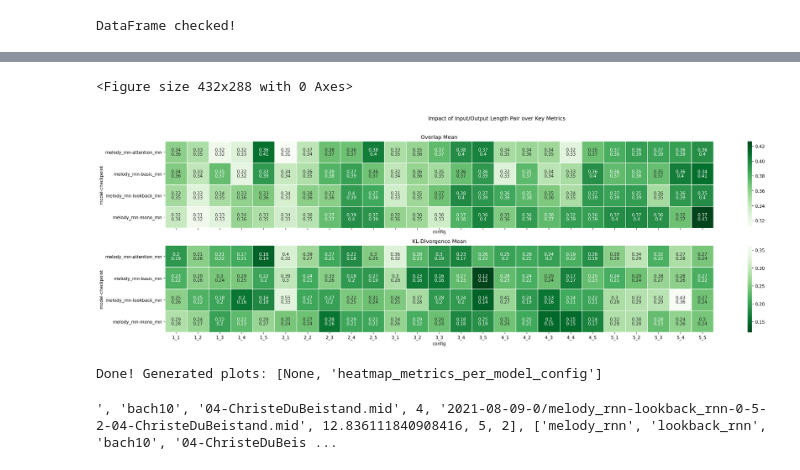
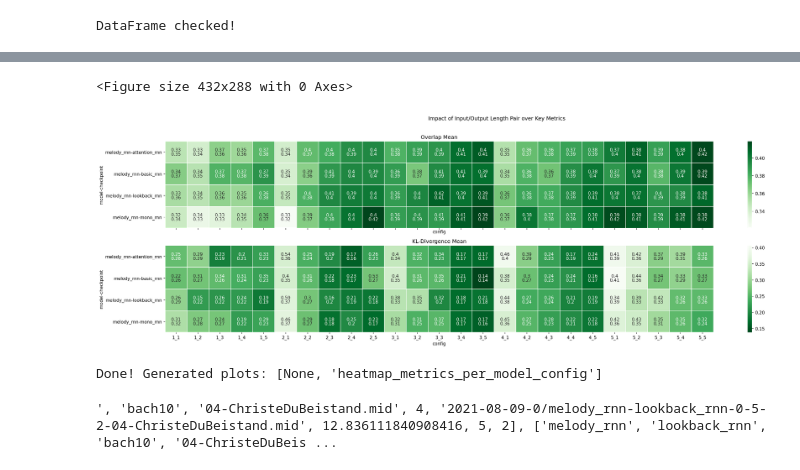
Before and after one commit to ghalestrilo/ornette, a Jupyter notebook: scripts/analysis.ipynb, the cells around one changed output, grey strips where cells are left out. Drawn from its saved outputs; the diff is of its cells as text; code cells hidden in the pictures.

Commit message:
⛏ update max_sample count for analysis stage

```diff
--- a/scripts/analysis.ipynb
+++ b/scripts/analysis.ipynb
@@ -334,12 +334,15 @@ import subprocess
 import glob
 import json
 import pandas as pd
+from itertools import islice, cycle
 outputdir = os.path.abspath(os.path.join(os.curdir, 'output'))
 df_gen = pd.read_pickle(os.path.join(outputdir, 'df_gen'))
 metricsfile = os.path.join(outputdir, 'metrics')
 
+# Define Directories
 output_samples_dir  = os.path.join(outputdir, 'samples')
 output_dataset_dir  = os.path.join(outputdir, 'dataset')
+datadirs = [ output_samples_dir, output_dataset_dir ]
 
 # Define External Commands
 extraction_scriptdir = os.path.abspath(os.path.join(os.path.pardir, 'mgeval'))
@@ -361,9 +364,6 @@ metriccolumns = ['model', 'checkpoint', 'in_len', 'out_len', 'iteration']
 metrics_initialized = False
 out = []
 
-
-datadirs = [ output_samples_dir, output_dataset_dir ]
-
 # Iterate combinations of input/output windows
 grouping = df_metrics.groupby(['model', 'checkpoint', 'in_len', 'out_len', 'dataset', 'iteration'])
 t = tqdm(grouping.out_file)
@@ -379,7 +379,6 @@ for (model, checkpoint, inn, outn, dataset, iteration), outfiles in t:
 
         # Clean output directory
         for file in glob.glob(os.path.join(_dir,'*')):
-            # log(f'removing: {file}')
             if not os.path.exists(file): continue
             if os.path.islink(file): os.unlink(file)
             else: os.remove(file)
@@ -389,10 +388,10 @@ for (model, checkpoint, inn, outn, dataset, iteration), outfiles in t:
         os.remove(metricsfile)
 
     # Prepare Baseline Dataset Samples
-    dataset_samples = glob.glob(os.path.join(os.path.curdir, 'dataset', dataset, '*'))
+    dataset_samples = glob.glob(os.path.join(os.path.curdir, 'dataset', dataset, '*')) # Get all files in dataset folder
+    total_effective_samples = len(outfiles.unique())                                   # Count how many samples were actually generated
+    dataset_samples = list(islice(cycle(dataset_samples),total_effective_samples))     # Get exactly that same count, repeating if necessary
 
-    # FIXME
-    dataset_samples = dataset_samples[:len(outfiles.unique())]
     for index, filename in enumerate(dataset_samples):
         out_filename = os.path.join(outputdir, 'dataset', f'sample-{index}.mid')
         subprocess.call(cmd_preprocess(filename, out_filename), stdout=logfile, stderr=logfile, cwd=preprocess_scriptdir)
@@ -492,7 +511,7 @@ plots_to_make = (
     # , 'time_per_length_shared' # TODO: Before doing this, check if there's a correlation
 
     # , 'time_per_length_shared'
-    # , 'parallel_coordinates_all_configs'
+    , 'parallel_coordinates_all_configs'
     # , 'parallel_coordinates_average'
     # , 'parallel_coordinates_best_of_each'
     # , 'heatmap_metric_per_config'
@@ -725,34 +744,34 @@ if 'heatmap_metrics_per_model_config' in plots_to_make:
         , ('kl_mean'     , 'kl_std'     , 'KL-Divergence Mean')
         ]
     )
 
     # Generate Plot
     plt.figure()
     fig, axs = plt.subplots(2, figsize=(28,8), sharex='col', sharey='row', dpi=150)
     fig.suptitle('Impact of Input/Output Length Pair over Key Metrics')
     gs = fig.add_gridspec(2, 1, hspace=0, wspace=0)
     tmp_df = df_by_config.copy()
 
     for i, (column_mean, column_std, title) in enumerate(subplots):
         # tmp_df[column_std] = '(±' + tmp_df[column_std].astype(str) + ')'
         cmap = ['Greens', 'Greens_r'][i]
 
         # Straight
         mean_df = pd.pivot_table(tmp_df, values=column_mean, index=['model', 'checkpoint'], columns=['config'])
         std_df = pd.pivot_table(tmp_df, values=column_std, index=['model', 'checkpoint'], columns=['config'])
 
         ax = axs[i]
         ax.set_title(title)
         sns.heatmap(mean_df, annot=True,   cmap=cmap, linewidths=0.5, ax=ax, annot_kws={'va':'top'})
         sns.heatmap(mean_df, annot=std_df, cmap=cmap, linewidths=0.5, ax=ax, annot_kws={'va':'bottom'}, cbar=False)
 
     plt.savefig('output/images/metric_mean_std_config_heatmap.png')
     plt.show()
 
 print(f'Done! Generated plots: {plots_to_make}')
 # %% [output]
 <Figure size 432x288 with 0 Axes>
-[figure, old version]
+[figure, new version]
 Done! Generated plots: [None, 'heatmap_metrics_per_model_config']
 # %%
 # print(df)
```
Also changed, not shown: parts of 2 cells of this notebook, 1 other file.
